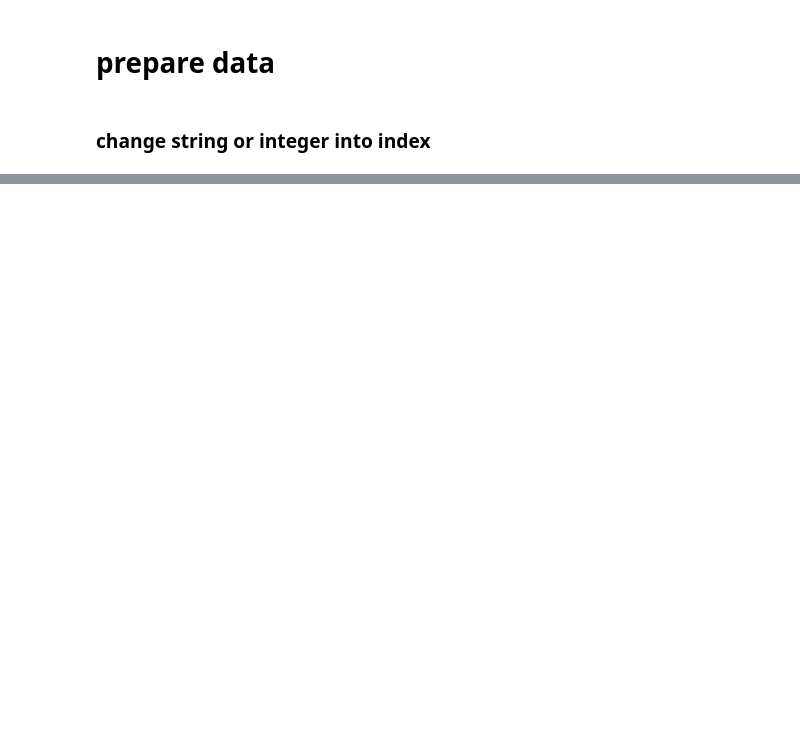
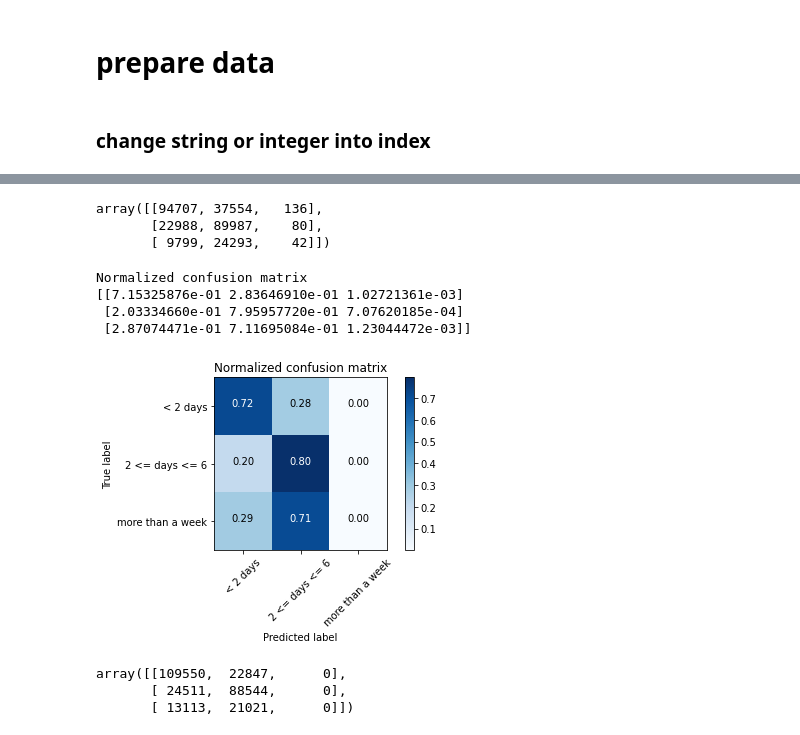
Before and after one commit to Jenova73/502_final_project, a Jupyter notebook: final_project.ipynb, the cells around one changed output, grey strips where cells are left out. Drawn from its saved outputs; the diff is of its cells as text; code cells hidden in the pictures; blank space fills up the shorter version.

```diff
--- a/final_project.ipynb
+++ b/final_project.ipynb
@@ -155,0 +247,4 @@ vendor_indexer = StringIndexer(inputCol = 'vendor_id',outputCol='vendor_index')
+# %%
+logistic_model = Logistic_regression_pipeline.fit(train)
+# %%
+prediction = logistic_model.transform(test)
@@ -155,0 +336,6 @@ vendor_indexer = StringIndexer(inputCol = 'vendor_id',outputCol='vendor_index')
+# %%
+ytrue = prediction.select('label')
+ytrue = ytrue.toPandas()
+
+ypred = prediction.select('prediction')
+ypred = ypred.toPandas()
@@ -155,0 +354,20 @@ vendor_indexer = StringIndexer(inputCol = 'vendor_id',outputCol='vendor_index')
+# %%
+cnf_matrix = confusion_matrix(ytrue, ypred,labels=range(3))
+# %%
+cnf_matrix
+# %% [output]
+array([[94707, 37554,   136],
+       [22988, 89987,    80],
+       [ 9799, 24293,    42]])
+# %%
+class_names = ['< 2 days','2 <= days <= 6','more than a week',]
+plt.figure()
+plot_confusion_matrix(cnf_matrix, classes=class_names, normalize=True,
+                      title='Logistic confusion matrix')
+plt.show()
+# %% [output]
+Normalized confusion matrix
+[[7.15325876e-01 2.83646910e-01 1.02721361e-03]
+ [2.03334660e-01 7.95957720e-01 7.07620185e-04]
+ [2.87074471e-01 7.11695084e-01 1.23044472e-03]]
+[figure, added]
@@ -155,0 +380,7 @@ vendor_indexer = StringIndexer(inputCol = 'vendor_id',outputCol='vendor_index')
+# %%
+cnf_matrix = confusion_matrix(ytrue, ypred,)
+cnf_matrix
+# %% [output]
+array([[109550,  22847,      0],
+       [ 24511,  88544,      0],
+       [ 13113,  21021,      0]])
```
Also changed, not shown: parts of 32 cells of this notebook.
